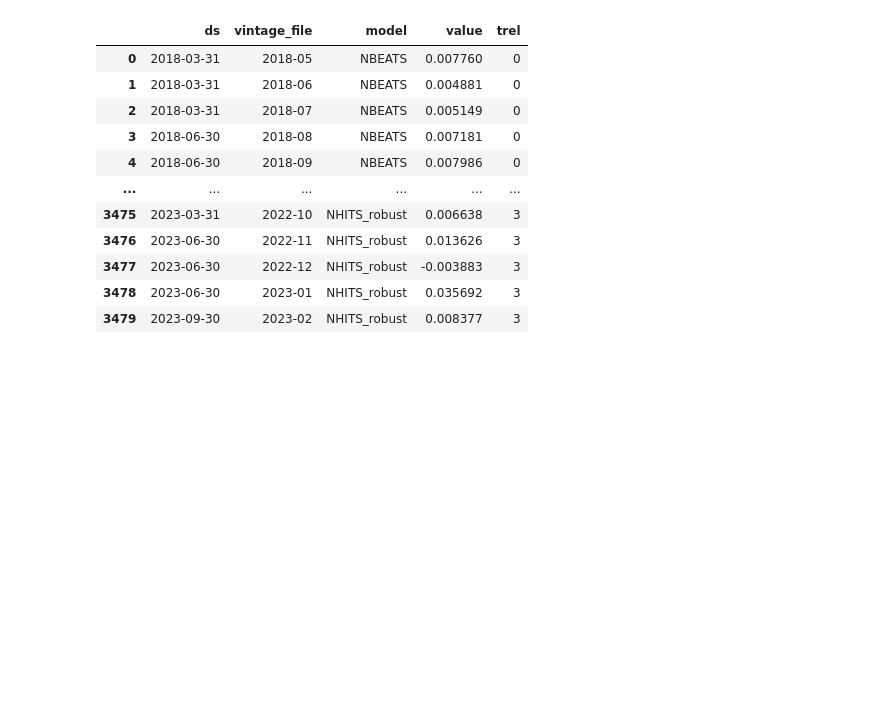
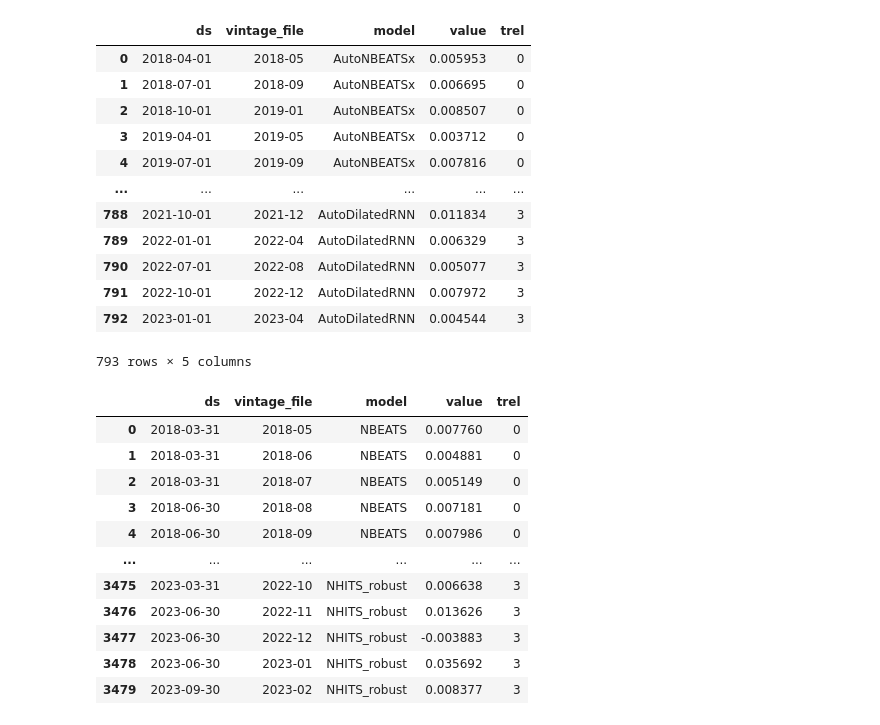
Before and after one commit to Stellenbosch-Econometrics/NowcastingUSGDP, a Jupyter notebook: results/deep_learning/result_analysis_past.ipynb, the cells around one changed output. Drawn from its saved outputs; the diff is of its cells as text; code cells hidden in the pictures; blank space fills up the shorter version.

Commit message:
Results for Sebastian

```diff
--- a/results/deep_learning/result_analysis.ipynb
+++ b/results/deep_learning/result_analysis_past.ipynb
@@ -16,25 +6,0 @@ all_results_df.head()
-# %%
-all_results_df['ds'] = pd.to_datetime(all_results_df['ds'])
-
-trel_dfs = []
-for i in range(4):
-    trel = all_results_df.iloc[i::4, :]
-    trel = trel.drop(columns=['Unnamed: 0', 'unique_id'])
-    trel_dfs.append(trel)
-
-id_vars = ['ds', 'vintage_file']
-
-tidy_trel_dfs = []
-for trel_df in trel_dfs:
-    tidy_trel = pd.melt(trel_df, id_vars=id_vars, var_name='model', value_name='value')
-    tidy_trel_dfs.append(tidy_trel)
-
-trel_values = [0, 1, 2, 3]
-for trel_df, trel_value in zip(tidy_trel_dfs, trel_values):
-    trel_df['trel'] = trel_value
-
-combined_tidy_trel = pd.concat(tidy_trel_dfs, ignore_index=True)
-
-# combined_tidy_trel['model'] = combined_tidy_trel['model'].str.replace('Auto', '')
-combined_tidy_trel['vintage_file'] = combined_tidy_trel['vintage_file'].str.extract(r'(\d{4}_\d{2})')
-combined_tidy_trel['vintage_file'] = combined_tidy_trel['vintage_file'].str.replace('_', '-')
@@ -51,6 +30,22 @@ combined_tidy_trel.head()
 # combined_tidy_trel.to_csv('../deep_learning/tidy_results.csv', index=False)
 # %%
 df1 = combined_tidy_trel
+# %%
+df1
+# %% [output]
+|  | ds | vintage_file | model | value | trel |
+| 0 | 2018-04-01 | 2018-05 | AutoNBEATSx | 0.005953 | 0 |
+| 1 | 2018-07-01 | 2018-09 | AutoNBEATSx | 0.006695 | 0 |
+| 2 | 2018-10-01 | 2019-01 | AutoNBEATSx | 0.008507 | 0 |
+| 3 | 2019-04-01 | 2019-05 | AutoNBEATSx | 0.003712 | 0 |
+| 4 | 2019-07-01 | 2019-09 | AutoNBEATSx | 0.007816 | 0 |
+| ... | ... | ... | ... | ... | ... |
+| 788 | 2021-10-01 | 2021-12 | AutoDilatedRNN | 0.011834 | 3 |
+| 789 | 2022-01-01 | 2022-04 | AutoDilatedRNN | 0.006329 | 3 |
+| 790 | 2022-07-01 | 2022-08 | AutoDilatedRNN | 0.005077 | 3 |
+| 791 | 2022-10-01 | 2022-12 | AutoDilatedRNN | 0.007972 | 3 |
+| 792 | 2023-01-01 | 2023-04 | AutoDilatedRNN | 0.004544 | 3 |
+793 rows × 5 columns
 # %%
 def load_data(file_path):
     df = (pd.read_csv(file_path)
```
Also changed, not shown: parts of 6 cells of this notebook, 7 other files.
